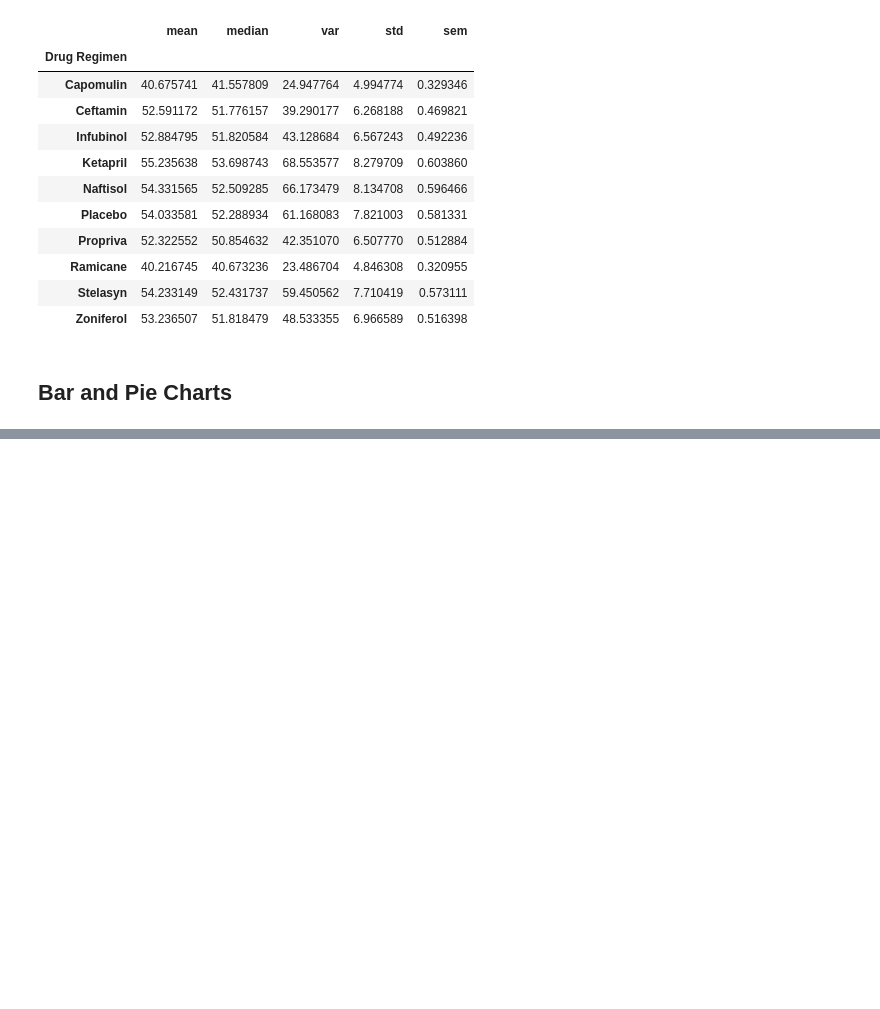
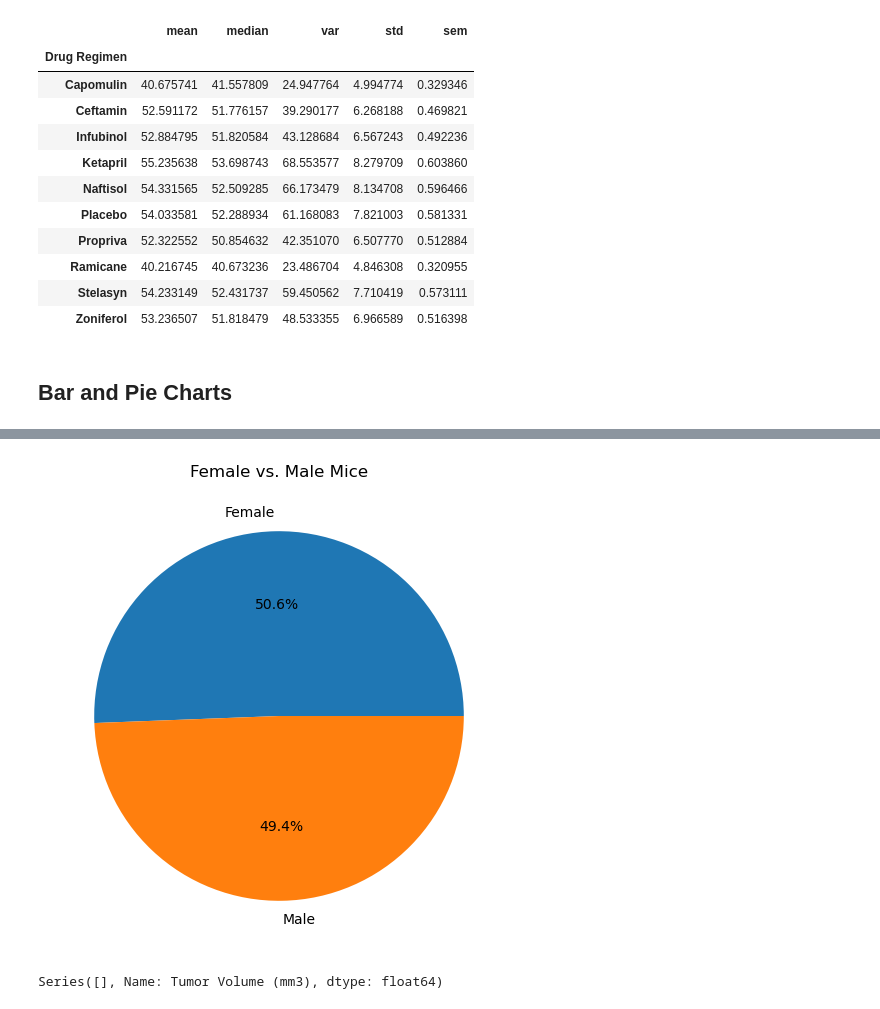
Before and after one commit to yennyrangel/visualization-challenge, a Jupyter notebook: Pymaceuticals/Pymaceuticals_main.ipynb, the cells around one changed output, grey strips where cells are left out. Saved outputs shown, nothing was run; the diff lists cells and outputs as text; code cells hidden in the pictures; blank space fills up the shorter version.

```diff
--- a/Pymaceuticals/Pymaceuticals_main.ipynb
+++ b/Pymaceuticals/Pymaceuticals_main.ipynb
@@ -139,0 +194,17 @@ summary_df
+# %%
+# Generate a pie plot showing the distribution of female versus male mice using pyplot
+# Group the data by 'Sex' to count the number of male and female mice
+gender_distribution = combined_data['Sex'].value_counts()
+
+# Create a pie plot using Pyplot
+plt.figure(figsize=(6, 6))
+plt.pie(gender_distribution, labels=['Female', 'Male'], autopct='%1.1f%%', startangle=0)
+
+
+# Set plot title
+plt.title("Female vs. Male Mice")
+
+# Show the plot
+plt.show()
+# %% [output]
+[figure, added]
@@ -139,0 +222,27 @@ summary_df
+# %%
+# Put treatments into a list for for loop (and later for plot labels)
+treatments = ['Capomulin', 'Ramicane', 'Infubinol', 'Ceftamin']
+
+# Create empty list to fill with tumor vol data (for plotting)
+tumor_volume_data = []
+
+# Calculate the IQR and quantitatively determine if there are any potential outliers.
+for treatment in treatments:
+
+    # Locate the rows which contain mice on each drug and get the tumor volumes
+    treatment_data = final_tumor_volume[final_tumor_volume['Drug Regimen'] == treatment]['Tumor Volume (mm3)']
+
+    # add subset
+    tumor_volume_data.append(treatment_data)
+    quartiles = treatment_data.quantile([0.25, 0.5, 0.75])
+    lower_quartile = quartiles[0.25]
+    upper_quartile = quartiles[0.75]
+    iqr = upper_quartile - lower_quartile
+
+    # Determine outliers using upper and lower bounds
+    lower_bound = lower_quartile - 1.5 * iqr
+    upper_bound = upper_quartile + 1.5 * iqr
+    potential_outliers = treatment_data[(treatment_data < lower_bound) | (treatment_data > upper_bound)]
+potential_outliers
+# %% [output]
+Series([], Name: Tumor Volume (mm3), dtype: float64)
```
Also changed, not shown: parts of 6 cells of this notebook.
